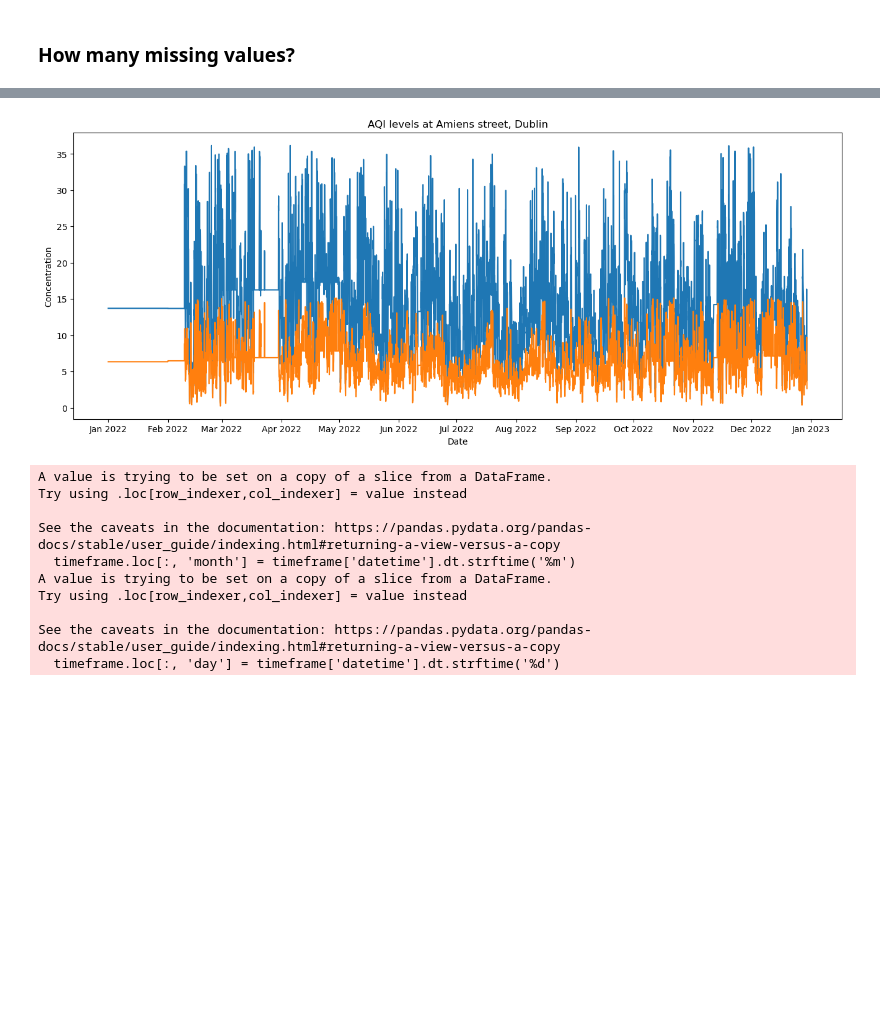
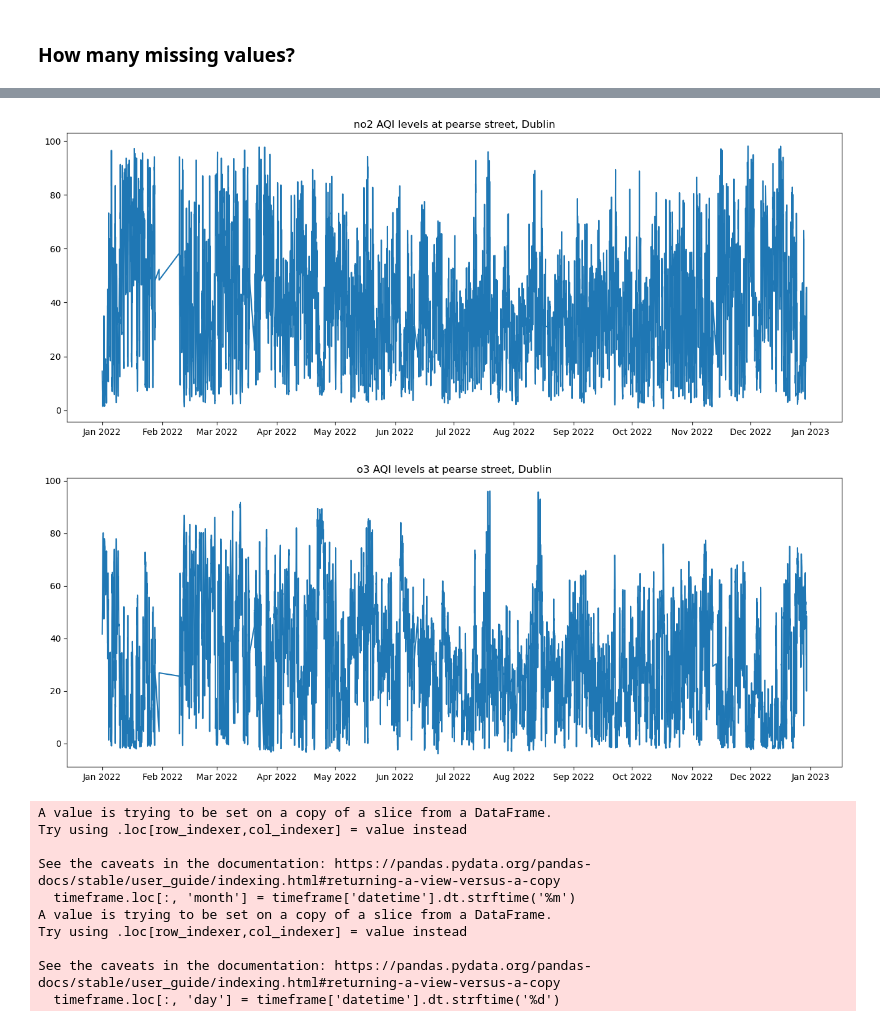
Before and after one commit to AdityaPimpalkar/AQI_federated_learning, a Jupyter notebook: notebooks/pearse_street.ipynb, the cells around one changed output, grey strips where cells are left out. Drawn from its saved outputs; the diff is of its cells as text; code cells hidden in the pictures; blank space fills up the shorter version.

Commit message:
pearse street notebook new variables

```diff
--- a/notebooks/pearse_street.ipynb
+++ b/notebooks/pearse_street.ipynb
@@ -13,7 +40,7 @@ plot4 = pd.read_csv('../data/pearse_street/data-plot-13.csv')
 # %%
 aqi_2022 = pd.concat([plot2,plot3,plot4], axis=0).reset_index()
 # %%
-aqi_2022 = aqi_2022.rename(columns={'Date and Time': 'datetime', 'PM<sub>10</sub>': 'pm10', 'PM<sub>2.5</sub>': 'pm2.5'})
+aqi_2022 = aqi_2022.rename(columns={'Date and Time': 'datetime','NO<sub>2</sub>': 'no2','O<sub>3</sub>': 'o3' , 'PM<sub>10</sub>': 'pm10', 'PM<sub>2.5</sub>': 'pm2.5'})
 # %%
 aqi_2022.dtypes
 # %% [output]
@@ -78,9 +123,13 @@ def removeOutliers(df, col):
     lower_bound = Q1 - 1.5 * IQR
     upper_bound = Q3 + 1.5 * IQR
 
-    df_filtered = df[(df[col] >= lower_bound) & (df[col] <= upper_bound)]
+    df[col].loc[~((df[col] >= lower_bound) & (df[col] <= upper_bound))] = np.nan
 
-    return df_filtered
+    #df_altered = df[(df[col] >= lower_bound) & (df[col] <= upper_bound)]
 
+    return df
+
+aqi_copy = removeOutliers(aqi_copy, 'no2')
+aqi_copy = removeOutliers(aqi_copy, 'o3')
 aqi_copy = removeOutliers(aqi_copy, 'pm10')
 aqi_copy = removeOutliers(aqi_copy, 'pm2.5')
@@ -133,9 +190,9 @@ len(pd.date_range(start = aqi_2022['datetime'].min(), end = aqi_2022['datetime']
 # %%
-aqi_copy = (aqi_copy.set_index('datetime')
-      .reindex(pd.date_range(aqi_2022['datetime'].min(), aqi_2022['datetime'].max(), freq='1h'))
-      .rename_axis(['datetime'])
-      .fillna(np.nan)
-      .reset_index())
+#aqi_copy = (aqi_copy.set_index('datetime')
+#      .reindex(pd.date_range(aqi_2022['datetime'].min(), aqi_2022['datetime'].max(), freq='1h'))
+#      .rename_axis(['datetime'])
+#      .fillna(np.nan)
+#      .reset_index())
 # %% [markdown]
 ### How many missing values?
 # %%
@@ -168,6 +225,8 @@ def fillMissingValues(row, df, col_name):
 
     return row_val
 
+aqi_copy['no2'] = aqi_copy.apply(lambda x: fillMissingValues(x, monthly_mean, 'no2'), axis = 1)
+aqi_copy['o3'] = aqi_copy.apply(lambda x: fillMissingValues(x, monthly_mean, 'o3'), axis = 1)
 aqi_copy['pm10'] = aqi_copy.apply(lambda x: fillMissingValues(x, monthly_mean, 'pm10'), axis = 1)
 aqi_copy['pm2.5'] = aqi_copy.apply(lambda x: fillMissingValues(x, monthly_mean, 'pm2.5'), axis = 1)
 # %%
@@ -183,30 +242,32 @@ dtype: int64
 # %%
 import matplotlib.dates as mdates
 
-def plotline(dataset,fromtime, to, title):
+def plotline(dataset, col,fromtime, to, title):
     timeframe = dataset[(dataset['datetime'] >= fromtime)
                          & (dataset['datetime'] <= to)]
 
     plt.figure(figsize=(16, 6))
-    sns.lineplot(data=timeframe, x='datetime', y='pm10')
-    sns.lineplot(data=timeframe, x='datetime', y='pm2.5')
-    plt.xlabel('Date')
-    plt.ylabel('Concentration')
-    plt.title(title)
+    sns.lineplot(data=timeframe, x='datetime', y=col)
+    plt.xlabel('')
+    plt.ylabel('')
+    plt.title(col +" " +title)
 
     date_formatter = mdates.DateFormatter('%b %Y')  # Format as abbreviated month and year (e.g., Jan 2022)
     desired_tick_frequency = mdates.MonthLocator()
     # Apply the tick frequency and formatter to the x-axis
     plt.gca().xaxis.set_major_locator(desired_tick_frequency)
     plt.gca().xaxis.set_major_formatter(date_formatter)
 
     #plt.legend()
 
     plt.show()
 
-plotline(aqi_copy,'2022-01-01', '2022-12-30', 'AQI levels at Amiens street, Dublin')
+
+plotline(aqi_copy, 'no2', '2022-01-01', '2022-12-30', 'AQI levels at pearse street, Dublin')
+plotline(aqi_copy, 'o3', '2022-01-01', '2022-12-30', 'AQI levels at pearse street, Dublin')
 # %% [output]
-[figure, old version]
+[figure, new version]
+[figure, added]
 # %%
 
 def plotheatmap(dataset, fromtime, to, title):
```
Also changed, not shown: parts of 14 cells of this notebook, 7 other files.
